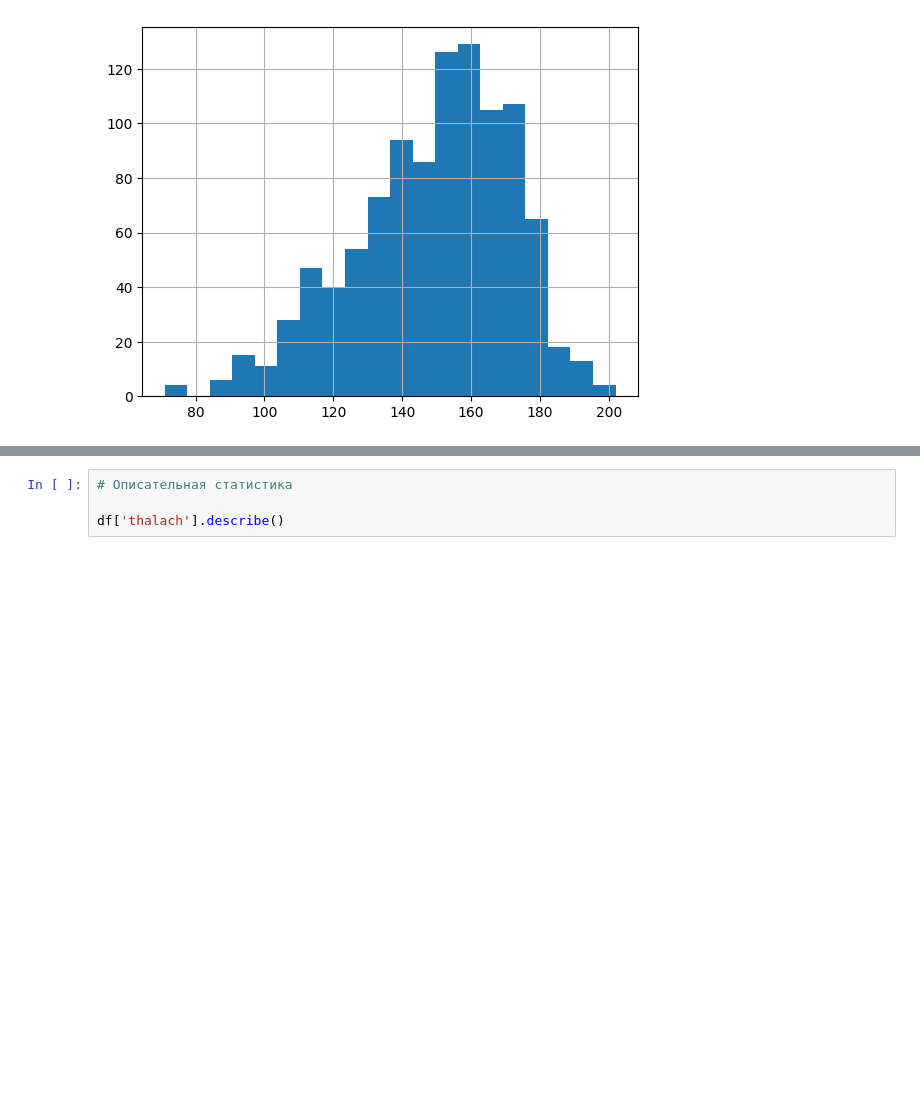
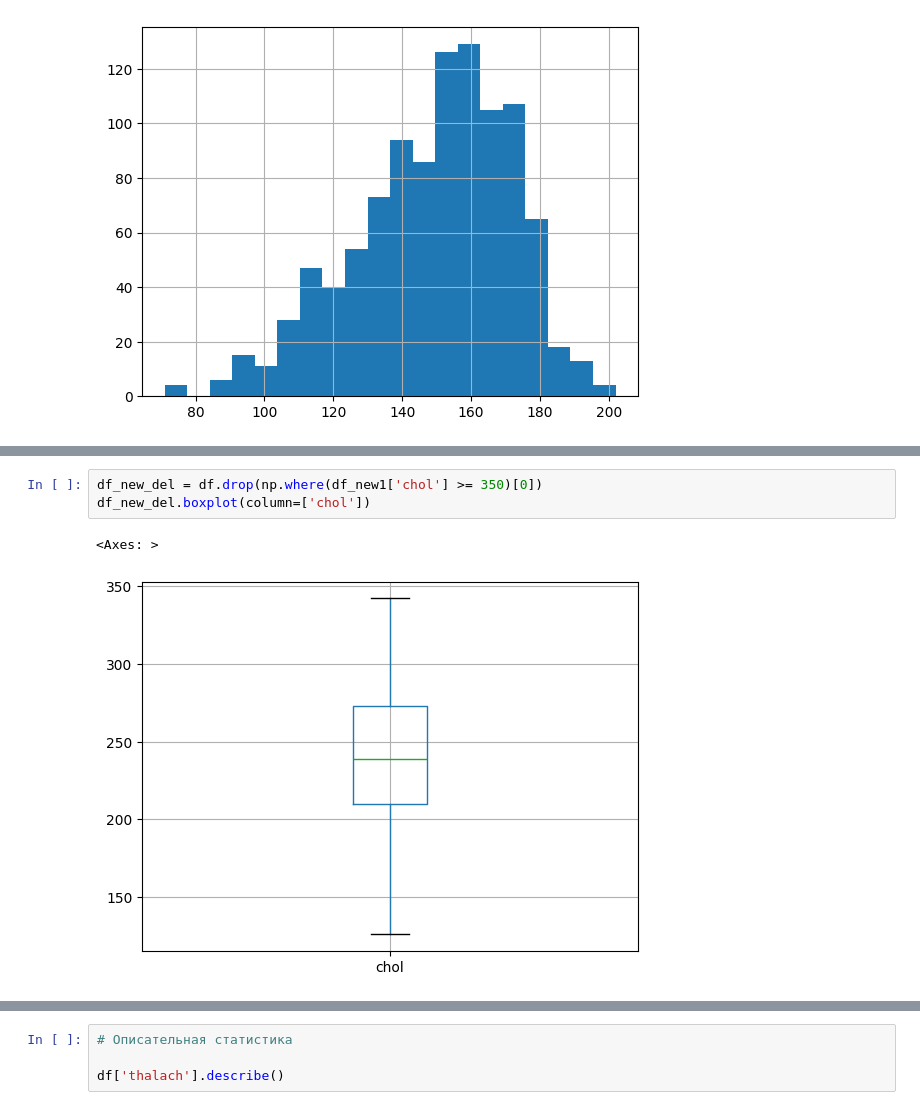
Before and after one commit to Zuzla/srht, a Jupyter notebook: labs/Lab12.ipynb, the cells around one changed output, grey strips where cells are left out. Cells and saved outputs as stored; diff of their text form; blank space fills up the shorter version.

```diff
--- a/labs/Lab12.ipynb
+++ b/labs/Lab12.ipynb
@@ -265,0 +256,6 @@ df_new1.boxplot(column=['thalach'])
+# %%
+df_new_del = df.drop(np.where(df_new1['chol'] >= 350)[0])
+df_new_del.boxplot(column=['chol'])
+# %% [output]
+<Axes: >
+[figure, added]
```
Also changed, not shown: parts of 4 cells of this notebook, 6 other files.
